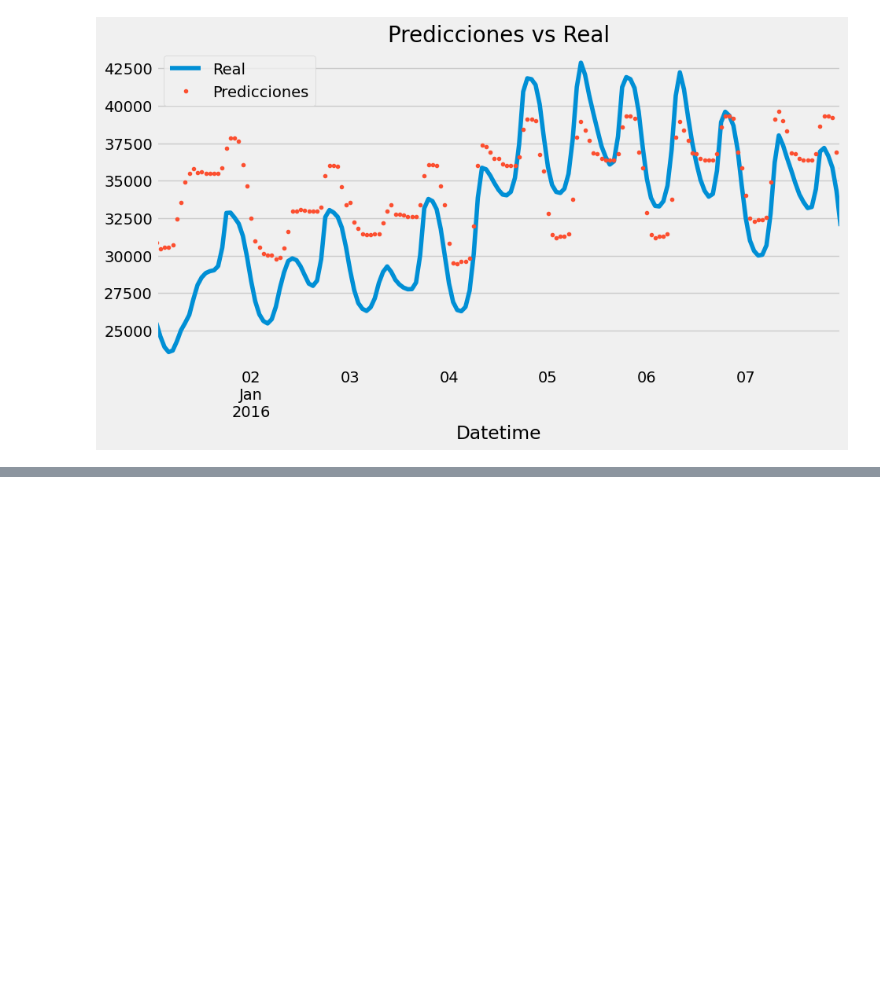
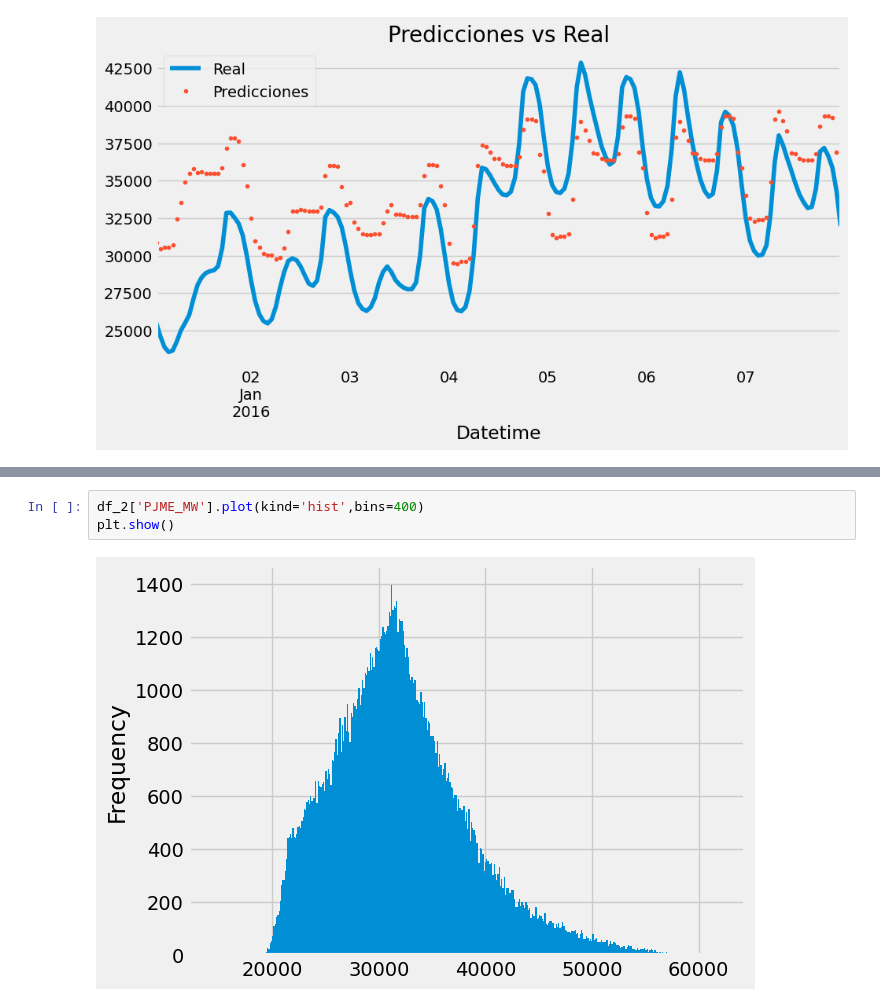
Before and after one commit to Nimbus-commints/Data-Science-Proyectos, a Jupyter notebook: Time Series/Consumo de Energia.ipynb, the cells around one changed output, grey strips where cells are left out. Cells and saved outputs as stored; diff of their text form; blank space fills up the shorter version.

```diff
--- a/Time Series/Consumo de Energia.ipynb
+++ b/Time Series/Consumo de Energia.ipynb
@@ -195,0 +226,5 @@ Tambien es posible usar información externa para alimentar el modelo, Ej. Las c
+# %%
+df_2['PJME_MW'].plot(kind='hist',bins=400)
+plt.show()
+# %% [output]
+[figure, added]
```
Also changed, not shown: parts of 30 cells of this notebook.
